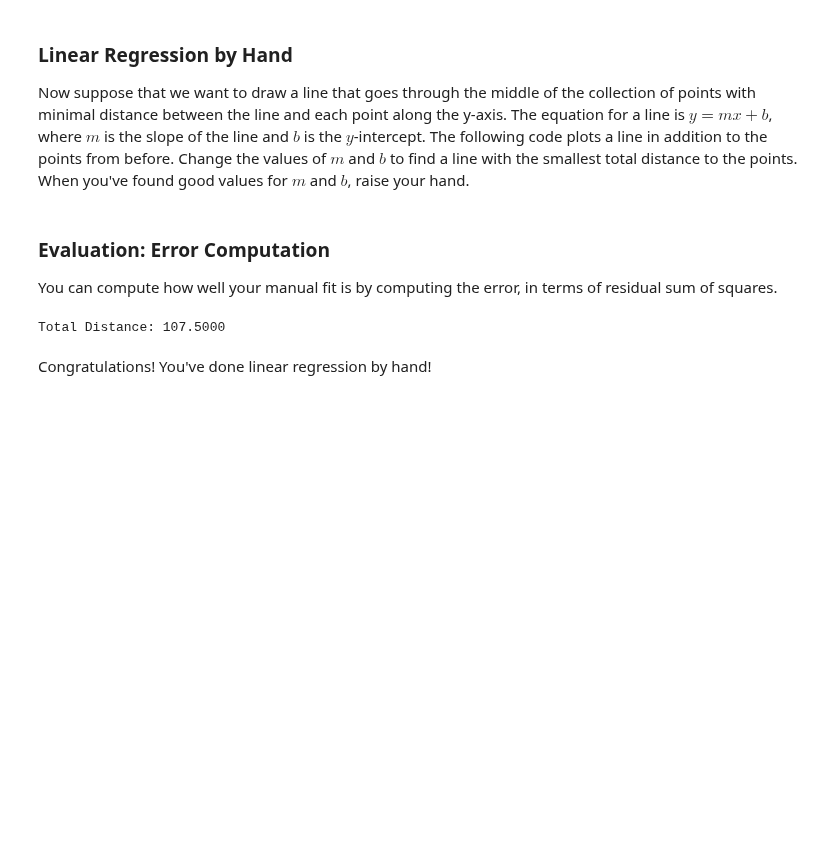
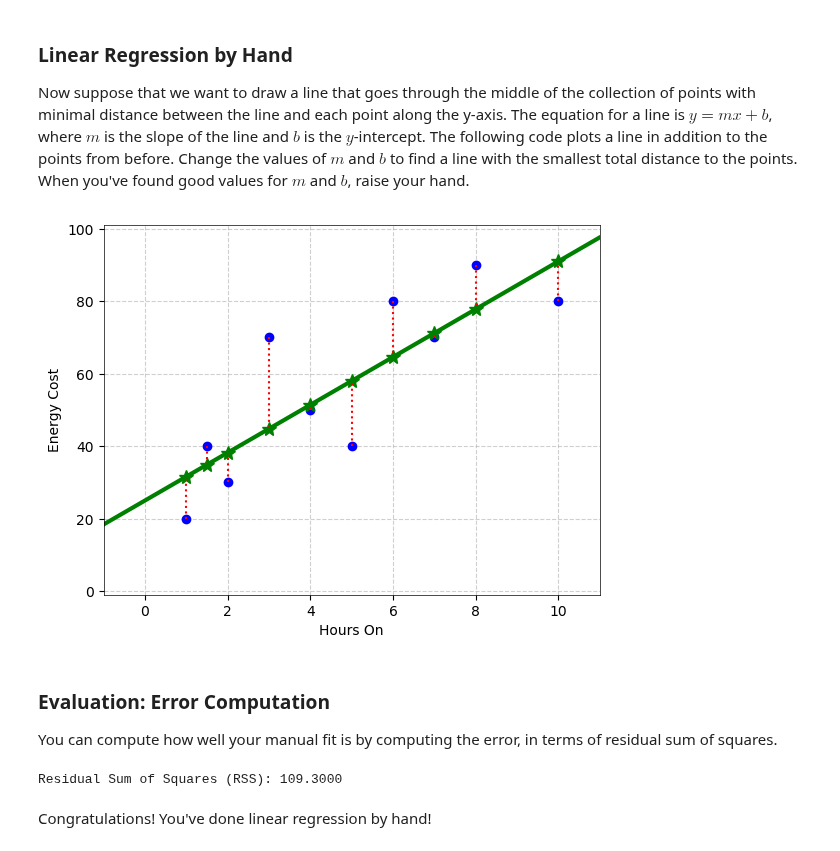
Before and after one commit to noise-lab/ml-networking, a Jupyter notebook: 1.1-Linear Regression.ipynb, the cells around one changed output. Saved outputs shown, nothing was run; the diff lists cells and outputs as text; code cells hidden in the pictures; blank space fills up the shorter version.

Commit message:
linear regression examples

```diff
--- a/1.1-Linear Regression.ipynb
+++ b/1.1-Linear Regression.ipynb
@@ -42,32 +42,36 @@ plt.show()
 
 Now suppose that we want to draw a line that goes through the middle of the collection of points with minimal distance between the line and each point along the y-axis. The equation for a line is $y=mx+b$, where $m$ is the slope of the line and $b$ is the $y$-intercept. The following code plots a line in addition to the points from before. Change the values of $m$ and $b$ to find a line with the smallest total distance to the points. When you've found good values for $m$ and $b$, raise your hand.
 # %%
-#m = -2.95 # change
+####################
+# MANUAL SETTING OF LINEAR COEFFICIENTS
+#m = 2.95 # change
 #b = 29 # change
-m = 7
-b = 21
-
+m = 6.6
+b = 25
+####################
 
 # Calculate the distances from the line to the points
 
 # x and y values of the points
 points_x, points_y = points[:,0], points[:,1]
 
 # y values of the line at the x values of the points
 line_y = m * points_x + b
 
 # Plot the line and points
 plt.plot(points_x, points_y, '.', color='blue', markersize=12)
 plt.plot(points_x, line_y, '*', color='green', markersize=10)
 for px, py, ly in zip(points_x, points_y, line_y):
     plt.plot([px, px], [py, ly], ':', color='red', linewidth=1.5)
 plt.plot([-2, 12], np.array([-2,12])*m + b, '-', color='green', linewidth=3)
 plt.grid(linestyle='--', alpha=0.6)
 plt.xlim((-1, 11))
 plt.ylim((-1, 101))
 plt.xlabel('Hours On')
 plt.ylabel('Energy Cost')
 plt.show()
+# %% [output]
+[figure, added]
 # %% [markdown]
 ### Evaluation: Error Computation
 
@@ -76,9 +80,9 @@ You can compute how well your manual fit is by computing the error, in terms of
 # Compute Least Squared Error
 distances = np.sqrt((points_y - line_y)**2)   # distances from y values of the points to y values of the line
 total_distance = np.sum(distances)            # sum of the distances
-print("Total Distance: {:.4f}".format(total_distance))
+print("Residual Sum of Squares (RSS): {:.4f}".format(total_distance))
 # %% [output]
-Total Distance: 107.5000
+Residual Sum of Squares (RSS): 109.3000
 # %% [markdown]
 Congratulations! You've done linear regression by hand!
 # %% [markdown]
```
Also changed, not shown: parts of 7 cells of this notebook.
